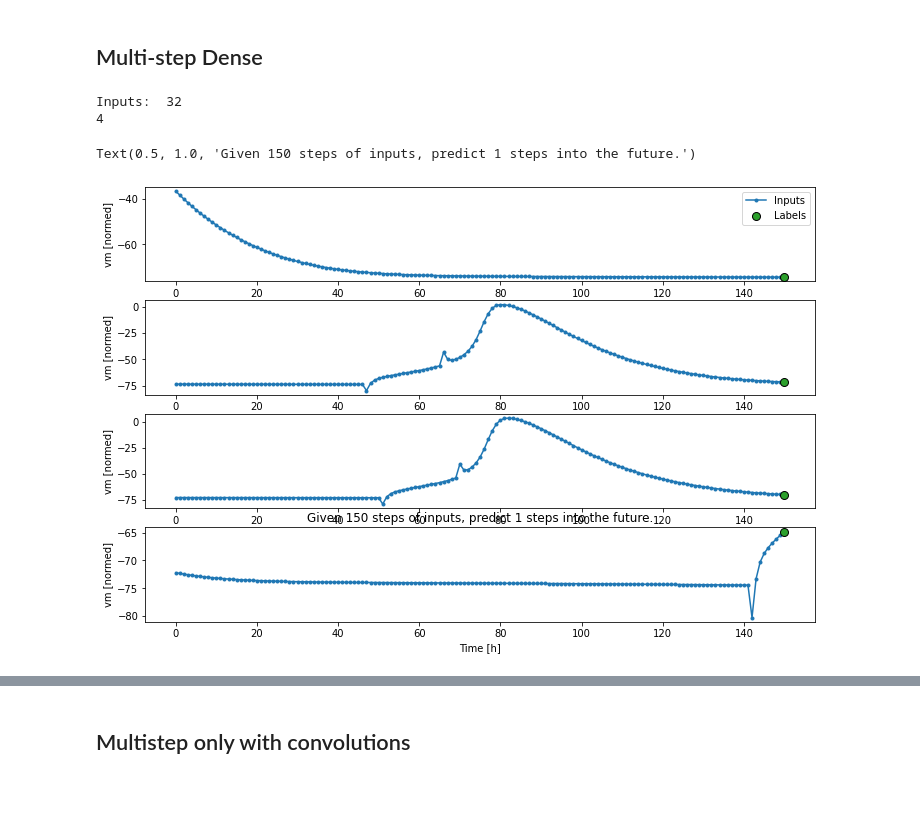
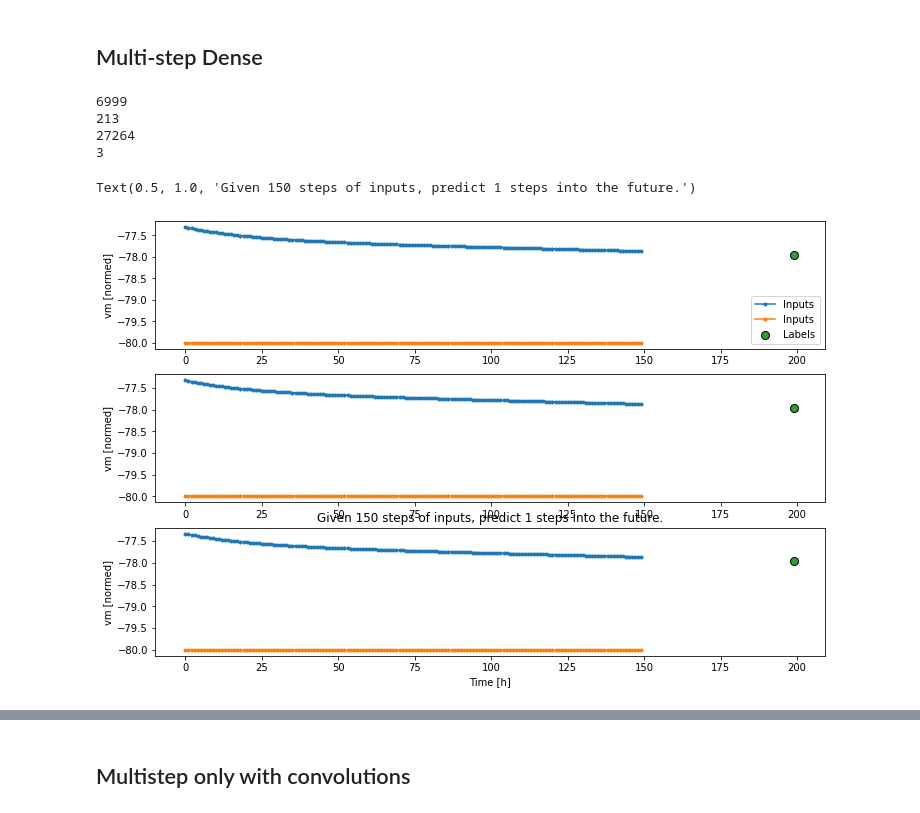
Before and after one commit to michaelCastillo/DeepLearningCoursera, a Jupyter notebook: MRG_RRNN.ipynb, the cells around one changed output, grey strips where cells are left out. Drawn from its saved outputs; the diff is of its cells as text; code cells hidden in the pictures.

```diff
--- a/MRG_RRNN.ipynb
+++ b/MRG_RRNN.ipynb
@@ -242,18 +256,24 @@ print("=== Description ===")
 print(simulation_df.describe().transpose())
 df = simulation_df
 column_indices = {name: i for i, name in enumerate(df.columns)}
+fig, axs = plt.subplots(3)
 date_time = df.pop('t')
 n = len(df)
 print("N: ",n)
 train_df = df[0:int(n*0.7)]
-val_df = df[int(n*0.7):int(n*0.9)]
-test_df = df[int(n*0.9):]
+val_df = df[int(n*0.5):int(n*0.8)]
+test_df = df[int(n*0.8):]
 num_features = df.shape[1]
+
+axs[0].plot(date_time[0:int(n*0.7)], train_df['vm'])
+axs[0].plot(date_time[0:int(n*0.7)], train_df['stimuli_vm']*200-80)
+axs[1].plot(date_time[int(n*0.5):int(n*0.8)], val_df['vm'])
+axs[1].plot(date_time[int(n*0.5):int(n*0.8)], val_df['stimuli_vm']*200-80)
+axs[2].plot(date_time[int(n*0.8):], test_df['vm'])
+axs[2].plot(date_time[int(n*0.8):], test_df['stimuli_vm']*200-80)
+
 print("Num features: ",num_features)
 print("\n=== Window ===")
-w2 = WindowGenerator(train_df=train_df,val_df=val_df,test_df=test_df,input_width=6, label_width=1, shift=1,
-                     label_columns=['vm'])
-w2
 # %% [output]
 === Description ===
              count       mean        std        min        25%        50%  \
@@ -347,22 +352,24 @@ Size prediction:  24
 # %%
 CONV_WIDTH = 150
 label_width= 1
 conv_window = WindowGenerator(
     train_df=train_df,
     val_df=val_df,
     test_df=test_df,
     input_width=CONV_WIDTH,
     label_width=label_width,
-    shift=,
+    shift=50,
     label_columns=['vm'])
 conv_window
 conv_window.plot()
 plt.title(f"Given {CONV_WIDTH} steps of inputs, predict {label_width} steps into the future.")
 # %% [output]
-Inputs:  32
-4
+6999
+213
+27264
+3
 Text(0.5, 1.0, 'Given 150 steps of inputs, predict 1 steps into the future.')
-[figure, old version]
+[figure, new version]
 # %%
 conv_model = tf.keras.Sequential([
     tf.keras.layers.Conv1D(filters=32,
```
Also changed, not shown: parts of 22 cells of this notebook.
